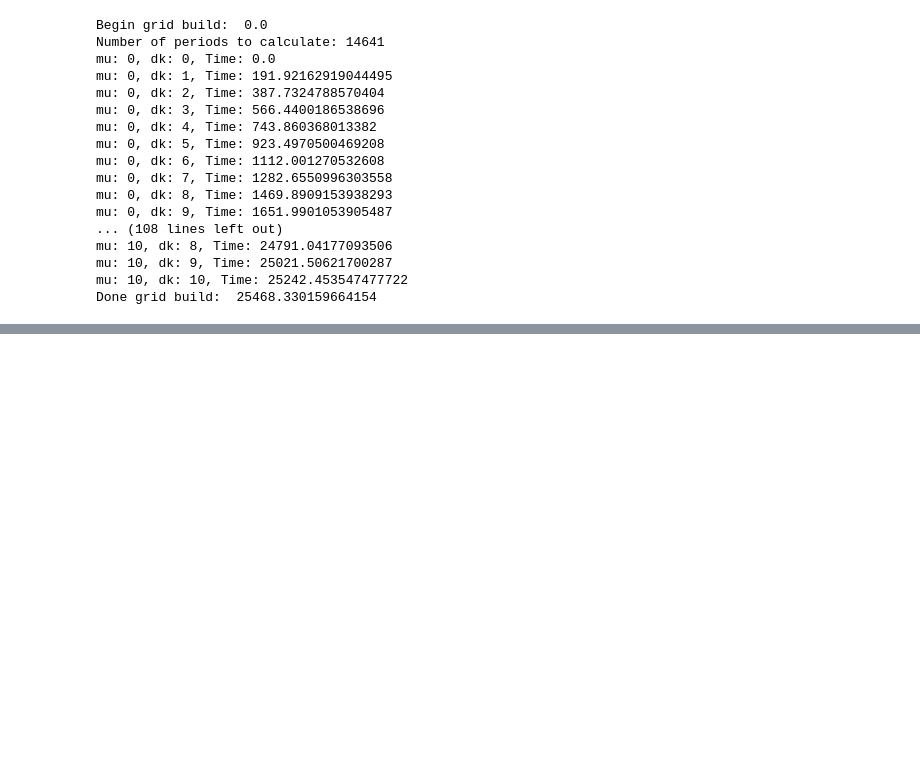
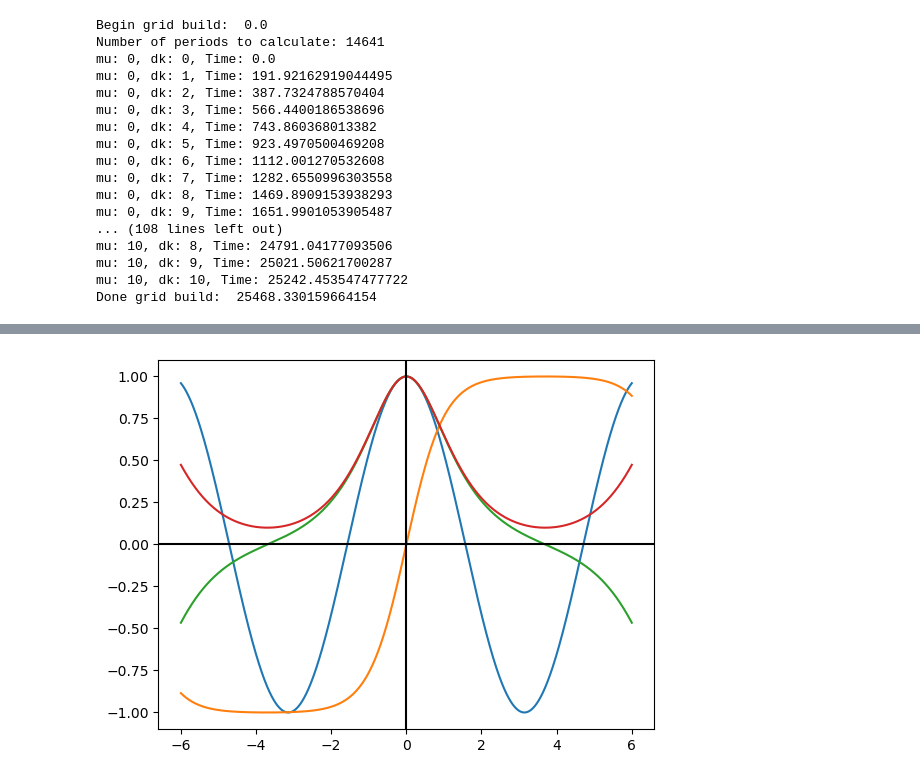
Before and after one commit to BethGould/2024-2025_Thesis, a Jupyter notebook: workspaceLR1.ipynb, the cells around one changed output, grey strips where cells are left out. Cells and saved outputs as stored; diff of their text form; code cells hidden in the pictures; blank space fills up the shorter version.

```diff
--- a/workspaceLR1.ipynb
+++ b/workspaceLR1.ipynb
@@ -61,0 +199,43 @@ file.close()
+# %%
+from scipy.special import ellipj
+
+A = 1.0
+y0 = 0.0
+x0 = 0.0
+k = 1.0
+
+lim = 4
+
+xmin = -6
+xmax = 6
+n_points = 1000
+
+m = 0.99
+
+x_a = np.linspace(xmin, xmax, n_points)
+cn,sn,dn,ph = ellipj(k * (x_a - x0), m)
+y_a = []
+y_a.append(A * np.cos(k * (x_a - x0)) + y0)
+y_a.append(A*cn+y0)
+y_a.append(A*sn+y0)
+y_a.append(A*dn+y0)
+#y_a.append(A*ph+y0)
+
+for jj in y_a:
+    for i, ii in enumerate(jj):
+        if ii > (lim * A): jj[i] = None
+        if ii < (-lim * A): jj[i] = None
+
+fig, ax = plt.subplots()
+
+for jj in y_a:
+    ax.plot(x_a, jj)
+#ax.plot(x_a, y_a[2])
+
+plt.axline((0,0), (1e-15,0), color='k')
+plt.axline((0,0), (0,1e-15), color='k')
+
+
+plt.show()
+# %% [output]
+[figure, added]
```
Also changed, not shown: parts of 13 cells of this notebook, 21 other files.
